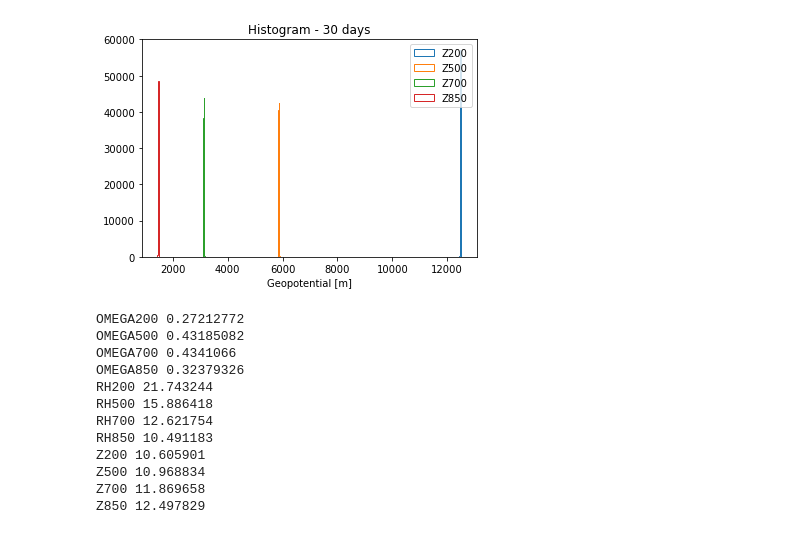
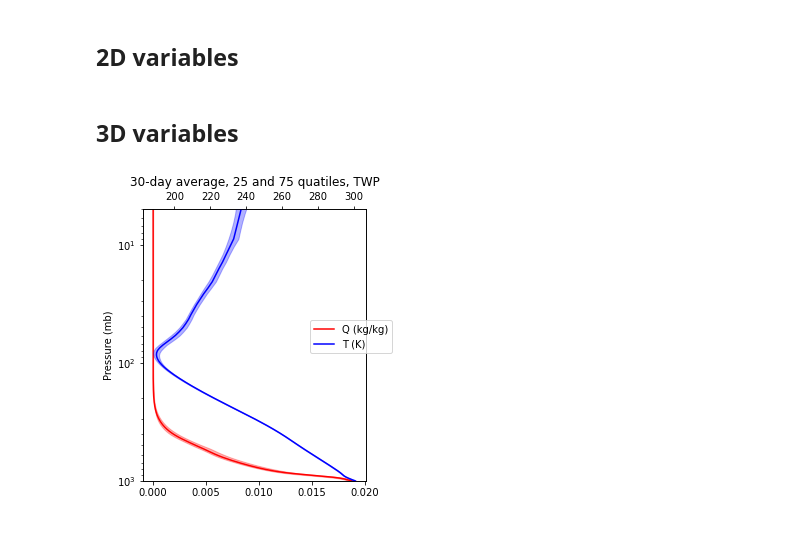
Before and after one commit to smturbev/dyamond2, a Jupyter notebook: python_scripts/test_data_exploration.ipynb, the cells around one changed output. Drawn from its saved outputs; the diff is of its cells as text; code cells hidden in the pictures.

Commit message:
3d vertical plots

```diff
--- a/python_scripts/test_data_exploration.ipynb
+++ b/python_scripts/test_data_exploration.ipynb
@@ -8,16 +8,18 @@ from utility import analysis_parameters as ap
 
 lat0,lat1 = -5,5
 lon0,lon1 = 143,153
-h = "h3"
+h = "h6"
 # %%
 feb = [ "02-%02d"%(i+1) for i in range(28) ]
 dates = ["01-30", "01-31"]+ feb
 ds = xr.open_dataset(ap.test_data_file_name(h, dates[0])).drop(["P3_input_dim","P3_output_dim","ilev","lev","swband","lwband", "slat","slon"])
+ds = ds.sel(lat=slice(lat0, lat1)).sel(lon=slice(lon0,lon1))
 
 for date in dates[1:]:
     file = ap.test_data_file_name(h, date)
     print(file)
-    ds_1 = xr.open_dataset(file).drop(["P3_input_dim","P3_output_dim","ilev","lev","swband","lwband", "slat","slon"])
+    ds_1 = xr.open_dataset(file).drop(["P3_input_dim","P3_output_dim","swband","lwband", "slat","slon"])
+    ds_1 = ds_1.sel(lat=slice(lat0, lat1)).sel(lon=slice(lon0,lon1))
     ds = xr.combine_by_coords([ds, ds_1], combine_attrs="drop")
     # print(ds)
 # %% [output]
@@ -63,3 +43,5 @@ Data variables:
+# %% [markdown]
+## 2D variables
 # %%
 #plotting
 fig, ax = plt.subplots(1,1,figsize=(6,4))
@@ -93,7 +75,11 @@ bins=30
 ## h3
 # vars = ["OMEGA200", "OMEGA500", "OMEGA700", "OMEGA850"]
 # vars = ["RH200", "RH500", "RH700", "RH850"]
-vars = ["Z200", "Z500", "Z700", "Z850"]
+# vars = ["Z200", "Z500", "Z700", "Z850"]
+
+## h4
+vars = ["TMNUMICE", "TMNUMLIQ", "TMNUMRAI"]
+# bins = np.linspace(-3,12)
 
 
 #histogram
@@ -103,7 +89,10 @@ for v in vars:
     else:
         ds[v].plot.hist(bins=bins, ax=ax, density=False, histtype="step", label=v)
 plt.legend()
-plt.title("Histogram - 30 days")
+if log:
+    plt.title("Histogram - 30 days (log scale)")
+else:
+    plt.title("Histogram - 30 days")
 plt.show()
 
 # plot snapshot on latlon
@@ -119,25 +108,45 @@ plt.show()
 # fig.suptitle(ds.time[t].values)
 # plt.tight_layout()
 # plt.show()
-# %% [output]
-[figure, removed]
 # %%
 # vars = ["LHFLX", "SHFLX", "PRECSL", "PRECT", "QREFHT", "TREFHT", "TAUX", "TAUY", "WINDSPD_10M", "PS"]
 # vars = ["FLDS", "FLNS", "FSDS", "FSNS", "FLNT", "FLNTC", "FSNTOA", "FSNTOAC"]
-vars = ["OMEGA200", "OMEGA500", "OMEGA700", "OMEGA850", "RH200", "RH500", "RH700", "RH850", "Z200", "Z500", "Z700", "Z850"]
+# vars = ["OMEGA200", "OMEGA500", "OMEGA700", "OMEGA850", "RH200", "RH500", "RH700", "RH850", "Z200", "Z500", "Z700", "Z850"]
+vars = ["TMNUMICE", "TMNUMLIQ", "TMNUMRAI"]
 
 for var in vars:
-    print(var, np.nanstd(ds[var]))
+    print(var, np.nanmean(ds[var]))
-# %% [output]
-OMEGA200 0.27212772
-OMEGA500 0.43185082
-OMEGA700 0.4341066
-OMEGA850 0.32379326
-RH200 21.743244
-RH500 15.886418
-RH700 12.621754
-RH850 10.491183
-Z200 10.605901
-Z500 10.968834
-Z700 11.869658
-Z850 12.497829
+# %% [markdown]
+## 3D variables
+# %%
+# monthly mean profile with shaded regions as 25-75 percentiles
+## h5 : U, V
+# plt.fill_betweenx(ds.lev, ds.U.quantile(0.25, dim=["time","lat","lon"]), ds.U.quantile(0.75, dim=["time","lat","lon"]), color="r", alpha=0.3)
+# plt.fill_betweenx(ds.lev, ds.V.quantile(0.25, dim=["time","lat","lon"]), ds.V.quantile(0.75, dim=["time","lat","lon"]), color="b", alpha=0.3)
+# plt.plot(ds.U.mean(dim=["time","lat","lon"]), ds.lev, "r", label="U")
+# plt.plot(ds.V.mean(dim=["time","lat","lon"]), ds.lev, "b", label="V")
+# plt.ylim([1000,5])
+# plt.yscale("log")
+# plt.ylabel("Pressure (mb)")
+# plt.xlabel("m/s")
+# plt.legend()
+# plt.title("30-day average, 25 and 75 quatiles, TWP")
+# plt.show()
+
+
+## h6 : Q, T
+fig, ax = plt.subplots(1,1, figsize=(4,5))
+ax.fill_betweenx(ds.lev, ds.Q.quantile(0.25, dim=["time","lat","lon"]), ds.Q.quantile(0.75, dim=["time","lat","lon"]), color="r", alpha=0.3)
+axt = ax.twiny()
+axt.fill_betweenx(ds.lev, ds.T.quantile(0.25, dim=["time","lat","lon"]), ds.T.quantile(0.75, dim=["time","lat","lon"]), color="b", alpha=0.3)
+ax.plot(ds.Q.mean(dim=["time","lat","lon"]), ds.lev, "r", label="Q (kg/kg)")
+axt.plot(ds.T.mean(dim=["time","lat","lon"]), ds.lev, "b", label="T (K)")
+ax.set_ylim([1000,5])
+ax.set_yscale("log")
+ax.set_ylabel("Pressure (mb)")
+ax.set_xlabel("")
+fig.legend(loc=5)
+ax.set_title("30-day average, 25 and 75 quatiles, TWP")
+plt.show()
+# %% [output]
+[figure, added]
```
Also changed, not shown: parts of 3 cells of this notebook, 3 other files.
